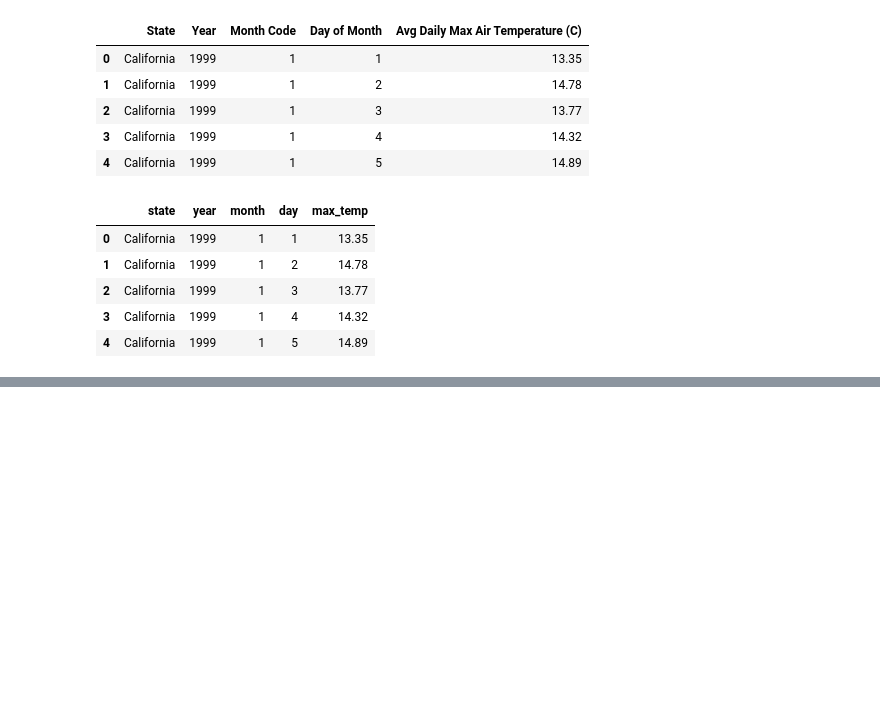
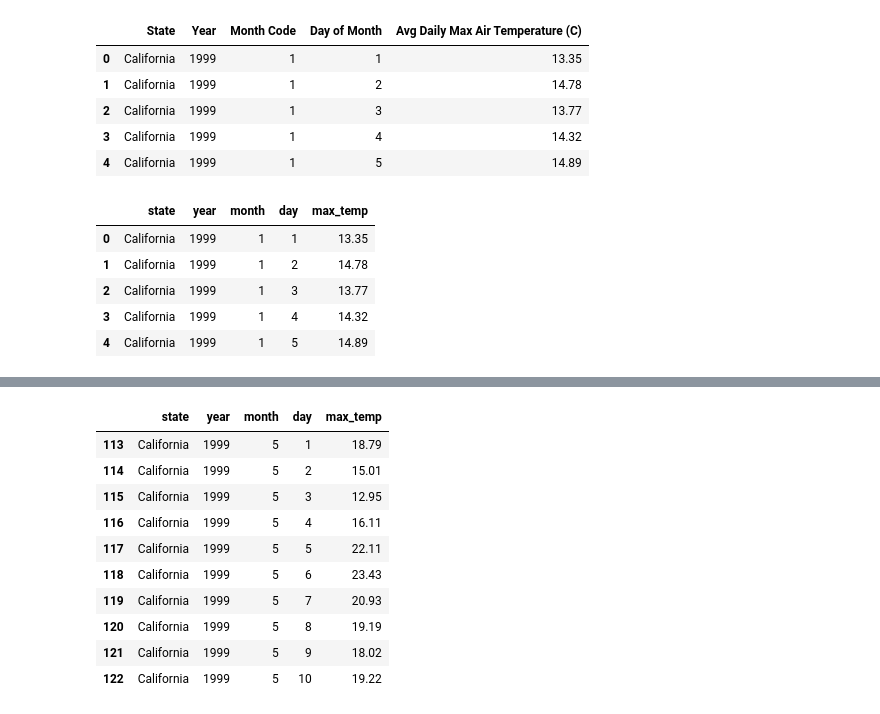
Before and after one commit to vlnik-belyaev/CDC_stat, a Jupyter notebook: CDC_heat_influence/Draft version.ipynb, the cells around one changed output, grey strips where cells are left out. Cells and saved outputs as stored; diff of their text form; code cells hidden in the pictures; blank space fills up the shorter version.

```diff
--- a/CDC_heat_influence/Draft version.ipynb
+++ b/CDC_heat_influence/Draft version.ipynb
@@ -61,0 +97,14 @@ california_temp_data.head()
+# %%
+california_summer_temp_data.head(10)
+# %% [output]
+|  | state | year | month | day | max_temp |
+| 113 | California | 1999 | 5 | 1 | 18.79 |
+| 114 | California | 1999 | 5 | 2 | 15.01 |
+| 115 | California | 1999 | 5 | 3 | 12.95 |
+| 116 | California | 1999 | 5 | 4 | 16.11 |
+| 117 | California | 1999 | 5 | 5 | 22.11 |
+| 118 | California | 1999 | 5 | 6 | 23.43 |
+| 119 | California | 1999 | 5 | 7 | 20.93 |
+| 120 | California | 1999 | 5 | 8 | 19.19 |
+| 121 | California | 1999 | 5 | 9 | 18.02 |
+| 122 | California | 1999 | 5 | 10 | 19.22 |
```
Also changed, not shown: parts of 17 cells of this notebook, 1 other file.
